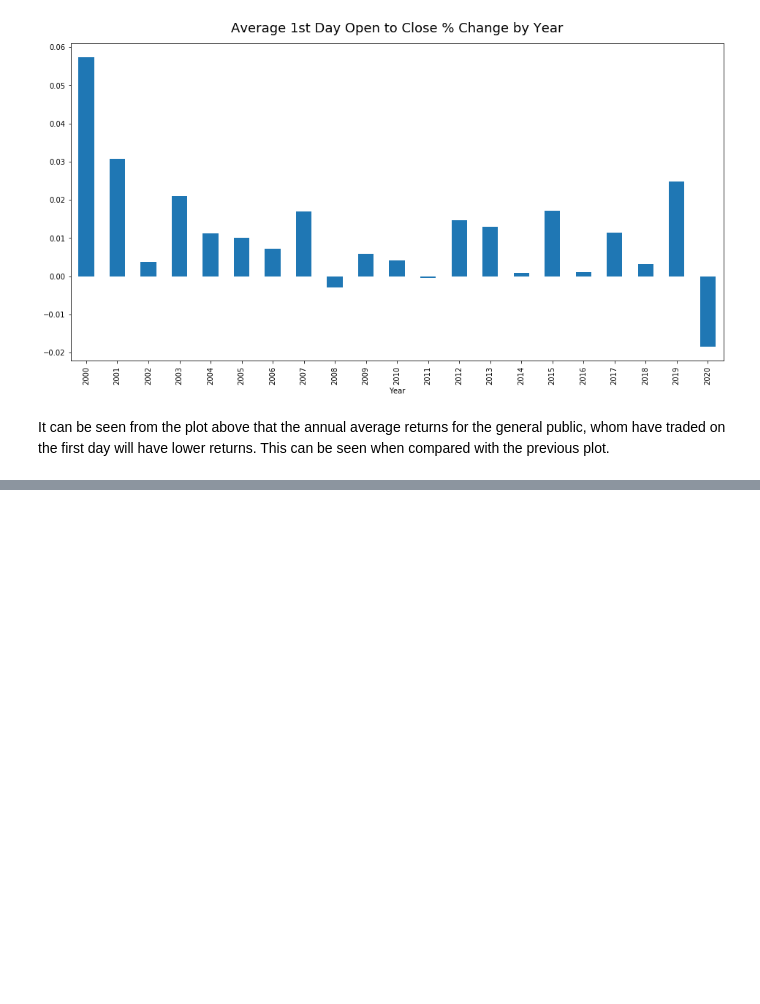
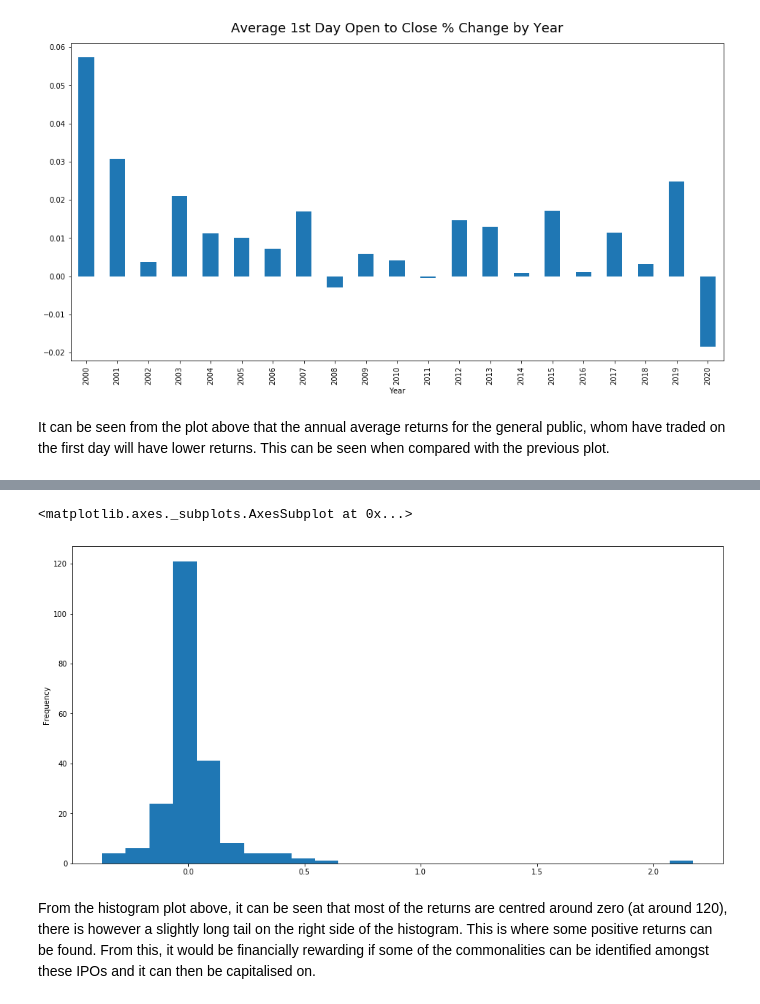
Before and after one commit to ylee9107/ML_app_Forecast_IPOmarket, a Jupyter notebook: ML_app_Forecast_IPOmarket.ipynb, the cells around one changed output, grey strips where cells are left out. Cells and saved outputs as stored; diff of their text form; code cells hidden in the pictures; blank space fills up the shorter version.

```diff
--- a/ML_app_Forecast_IPOmarket.ipynb
+++ b/ML_app_Forecast_IPOmarket.ipynb
@@ -312,0 +319,2 @@ It can be seen from the plot above that the annual average returns for the gener
+# %%
+df_ipo['1st Day Open to Close $ Chg'] = (df_ipo['1st Day Close'] - df_ipo['Opening Price'])
@@ -312,0 +365,8 @@ It can be seen from the plot above that the annual average returns for the gener
+# %%
+fig, ax = plt.subplots(figsize = (16, 8))
+df_ipo[df_ipo['Year'] == 2019]['1st Day Open to Close % Chg'].plot(kind = 'hist', bins = 25, ax = ax)
+# %% [output]
+<matplotlib.axes._subplots.AxesSubplot at 0x...>
+[figure, added]
+# %% [markdown]
+From the histogram plot above, it can be seen that most of the returns are centred around zero (at around 120), there is however a slightly long tail on the right side of the histogram. This is where some positive returns can be found. From this, it would be financially rewarding if some of the commonalities can be identified  amongst these IPOs and it can then be capitalised on.
```
Also changed, not shown: parts of 6 cells of this notebook.
